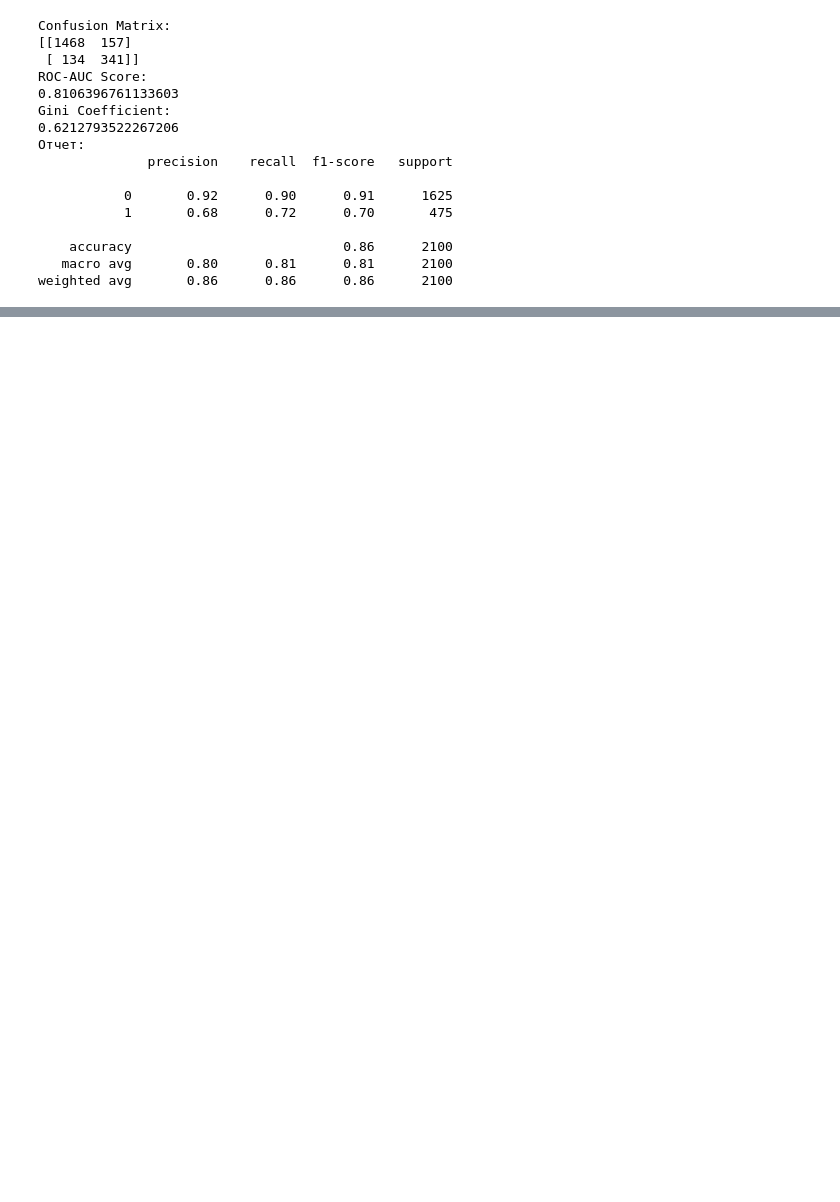
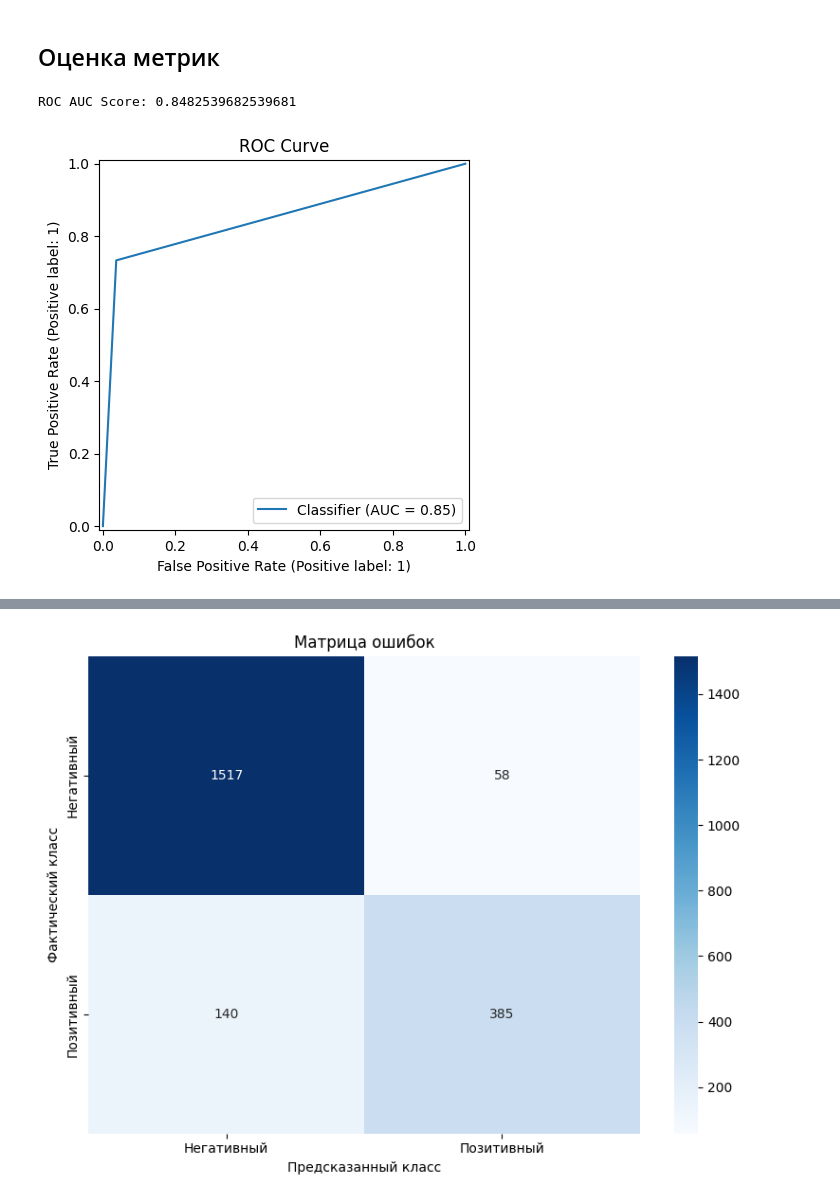
Before and after one commit to XXXkoshaster/17-23, a Jupyter notebook: PSB/notebooks/training.ipynb, the cells around one changed output, grey strips where cells are left out. Saved outputs shown, nothing was run; the diff lists cells and outputs as text; code cells hidden in the pictures; blank space fills up the shorter version.

Commit message:
last updates training.ipynb

```diff
--- a/PSB/notebooks/training.ipynb
+++ b/PSB/notebooks/training.ipynb
@@ -39,0 +274,10 @@ X['data_ОКВЭД_Код'] = X['data_ОКВЭД_Код'].apply(lambda x: int(x.
+# %%
+selector_model = LogisticRegression(penalty='l1', solver='liblinear', random_state=42, max_iter=500)
+selector = SelectFromModel(selector_model, threshold="median")
+selector.fit(X, y)
+
+X_selected = selector.transform(X)
+selected_feature_indices = selector.get_support(indices=True)
+feature_names = X.columns[selector.get_support()].tolist()
+
+print(f"Выбрано признаков: {X_selected.shape[1]} из {X.shape[1]}")
@@ -40,2 +286,2 @@ X['data_ОКВЭД_Код'] = X['data_ОКВЭД_Код'].apply(lambda x: int(x.
 # %%
-X_train, X_test, y_train, y_test = train_test_split(X, y, test_size = 0.2, random_state = 1)
+X_train, X_val, y_train, y_val = train_test_split(X_selected, y, test_size = 0.2, random_state = 1)
@@ -113,0 +321,2 @@ final_params = {
+# %%
+simple_xgb_model = train_simplified_xgb(X_train, y_train, X_val, y_val)
@@ -114 +343,3 @@ final_params = {
+# %%
+xgb_preds = simple_xgb_model.predict(X_val)
 # %%
@@ -125,32 +351,35 @@ print(f"Точность на тестовых данных: {accuracy}")
+# %% [markdown]
+## Оценка метрик
 # %%
-print("Confusion Matrix:")
-conf_matrix = confusion_matrix(y_test, predictions)
-print(conf_matrix)
+roc_auc = roc_auc_score(y_val, xgb_preds)
+print("ROC AUC Score:", roc_auc)
 
-print("ROC-AUC Score:")
-roc_auc = roc_auc_score(y_test, predictions)
-print(roc_auc)
+RocCurveDisplay.from_predictions(y_val, xgb_preds)
+plt.title("ROC Curve")
+plt.show()
 
-print("Gini Coefficient:")
 gini = 2 * roc_auc - 1
-print(gini)
+print("Gini Coefficient:", gini)
 
-print("Отчет:")
-print(classification_report(y_test, predictions))
+
+print("Classification Report:\n", classification_report(y_val, xgb_preds))
+
+confusion_matrix = confusion_matrix(y_val, xgb_preds)
+print("Confusion Matrix:\n", confusion_matrix)
+plt.figure(figsize=(8, 6))
+sns.heatmap(confusion_matrix, annot=True, fmt='d', cmap='Blues',
+            xticklabels=['Негативный', 'Позитивный'],
+            yticklabels=['Негативный', 'Позитивный'])
+plt.xlabel('Предсказанный класс')
+plt.ylabel('Фактический класс')
+plt.title('Матрица ошибок')
+plt.tight_layout()
+plt.show()
+
+
+PrecisionRecallDisplay.from_predictions(y_val, xgb_preds)
+plt.title("Precision-Recall Curve")
+plt.show()
 # %% [output]
-Confusion Matrix:
-[[1468  157]
- [ 134  341]]
-ROC-AUC Score:
-0.8106396761133603
-Gini Coefficient:
-0.6212793522267206
-Отчет:
-              precision    recall  f1-score   support
-
-           0       0.92      0.90      0.91      1625
-           1       0.68      0.72      0.70       475
-
-    accuracy                           0.86      2100
-   macro avg       0.80      0.81      0.81      2100
-weighted avg       0.86      0.86      0.86      2100
+ROC AUC Score: 0.8482539682539681
+[figure, added]
@@ -156,0 +400 @@ weighted avg       0.86      0.86      0.86      2100
+[figure, added]
```
Also changed, not shown: parts of 40 cells of this notebook, 6 other files.
